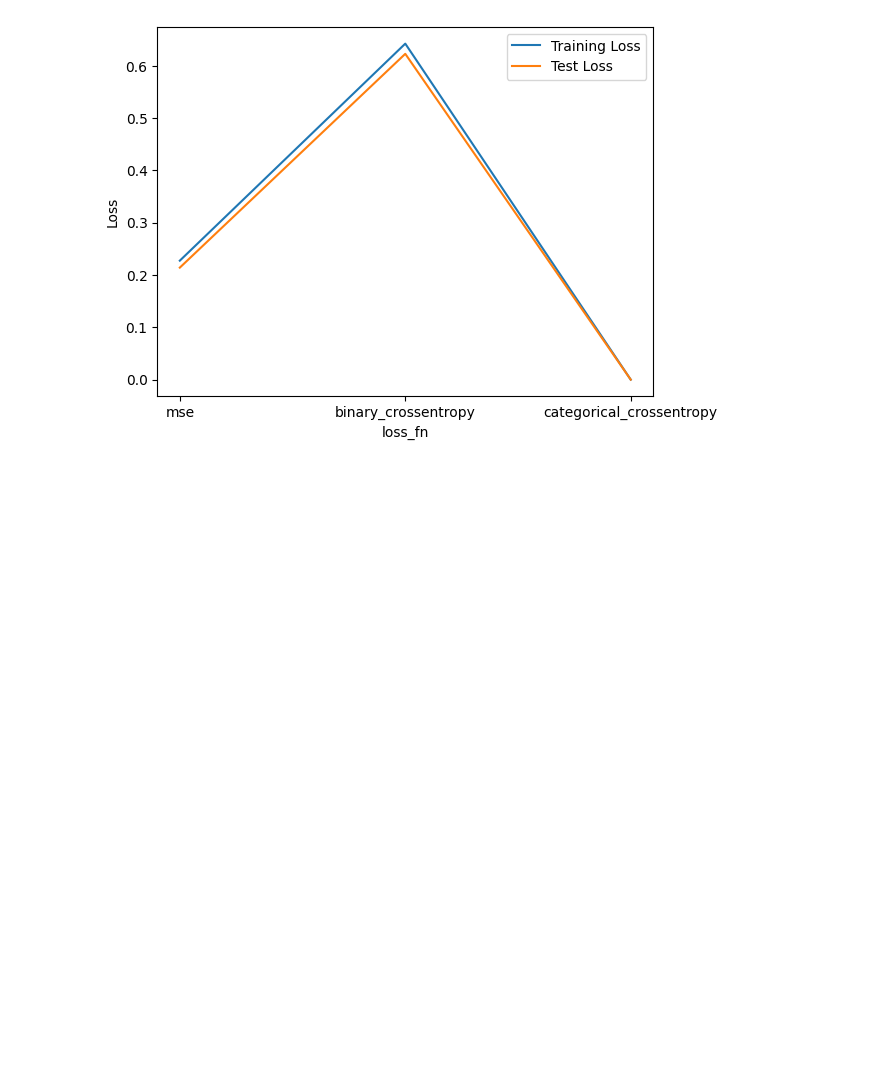
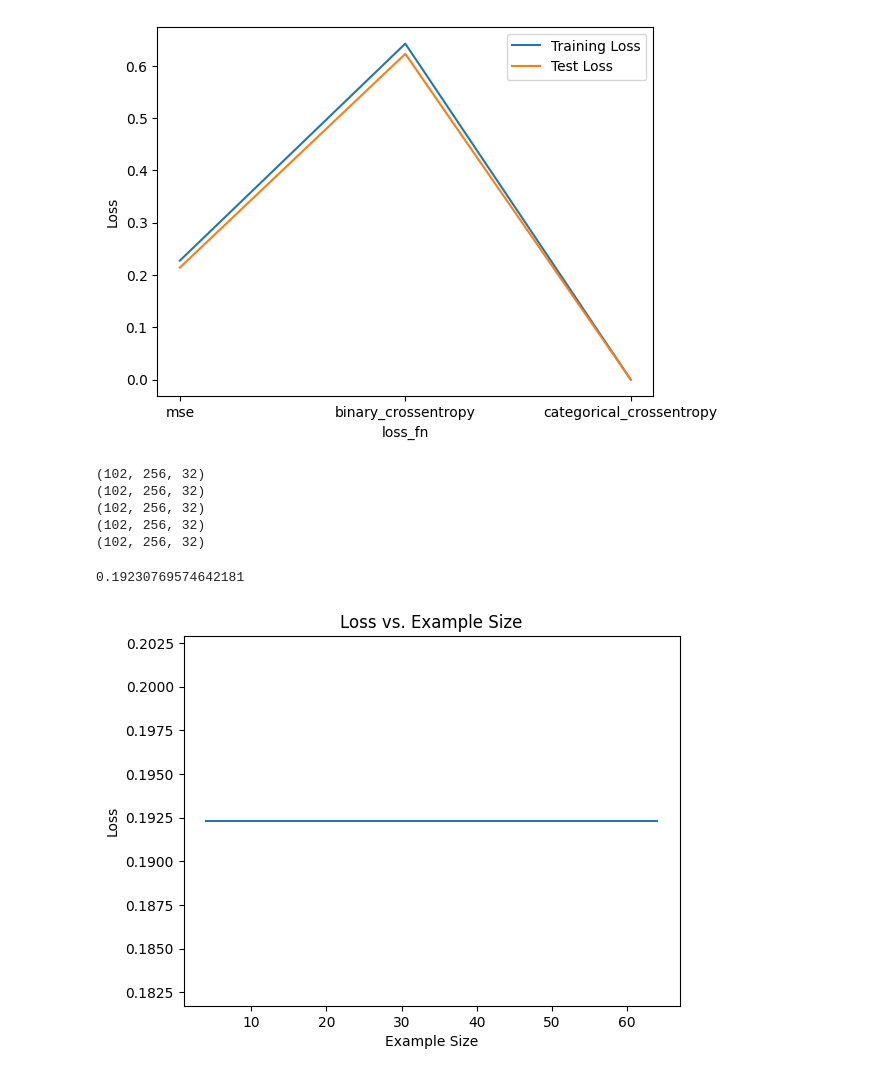
Before and after one commit to Zerva5/Classifying-Bug-Inducing-Commits, a Jupyter notebook: attention_tests/Model_testing.ipynb, the cells around one changed output. Cells and saved outputs as stored; diff of their text form; code cells hidden in the pictures; blank space fills up the shorter version.

Commit message:
feat: More model adjustments

```diff
--- a/attention_tests/Model_testing.ipynb
+++ b/attention_tests/Model_testing.ipynb
@@ -407,2 +449,2 @@ model = Model()
 # %%
-model.fit(X_train=np.array(X_train), y_train=np.array(y_train), epochs=10, batch_size=32)
+model.fit(X_train=np.array(X_train), y_train=np.array(y_train), epochs=10, batch_size=32, verbose=1)
@@ -531,3 +549,46 @@ param_values = ['mse', 'binary_crossentropy', 'categorical_crossentropy']
 experiment(X_train, X_test, y_train, y_test, param_name, param_values)
 # %% [output]
 [figure]
+# %%
+commits = [Commit(sha, REPO_PATH) for sha in tqdm(get_random_commit_shas(REPO_PATH, DATA_SIZE), desc=f"Mining random commit SHAs")]
+y_train_raw = [c.get_testing_y_label() for c in tqdm(commits, desc="Getting testing labels")]
+X_train_raw = [c.to_raw_consumable_data(onehot=False, set_path_length=CONTEXT_SIZE) for c in tqdm(commits, desc="Converting commit diffs to raw consumable data")]
+# %%
+example_sizes = [1, 2, 4, 8, 16, 32]#, 64, 128, 256]#, 512, 1024]
+output_sizes = [4, 8, 16, 32, 64]#, 128, 256, 512, 1024]
+# %%
+losses = []
+# for example_size in tqdm(example_sizes):
+    # output_size=OUTPUT_SIZE
+for output_size in tqdm(output_sizes):
+    example_size=EXAMPLE_SIZE
+    X_train = [c.raw_to_padded(X_train_raw[i], padded_length=example_size) for i,c in enumerate(commits)]
+    X_train, X_test, y_train, y_test = train_test_split(X_train, y_train_raw, test_size=0.2, random_state=42)
+    print(np.array(X_train).shape)
+    model = Model(
+        input_shape=(example_size, CONTEXT_SIZE),
+        example_size=example_size,
+        context_size=CONTEXT_SIZE,
+        output_size=output_size
+    )
+    model.fit(X_train=np.array(X_train), y_train=np.array(y_train), epochs=10, batch_size=32)
+    losses.append(model.evaluate(X_test=np.array(X_test), y_test=np.array(y_test)))
+# %% [output]
+(102, 256, 32)
+(102, 256, 32)
+(102, 256, 32)
+(102, 256, 32)
+(102, 256, 32)
+# %%
+model.evaluate(X_test=np.array(X_test), y_test=np.array(y_test))
+# %% [output]
+0.19230769574642181
+# %%
+# plt.plot(example_sizes, losses)
+plt.plot(output_sizes, losses)
+plt.title("Loss vs. Example Size")
+plt.xlabel("Example Size")
+plt.ylabel("Loss")
+plt.show()
+# %% [output]
+[figure, added]
```
Also changed, not shown: parts of 9 cells of this notebook.
